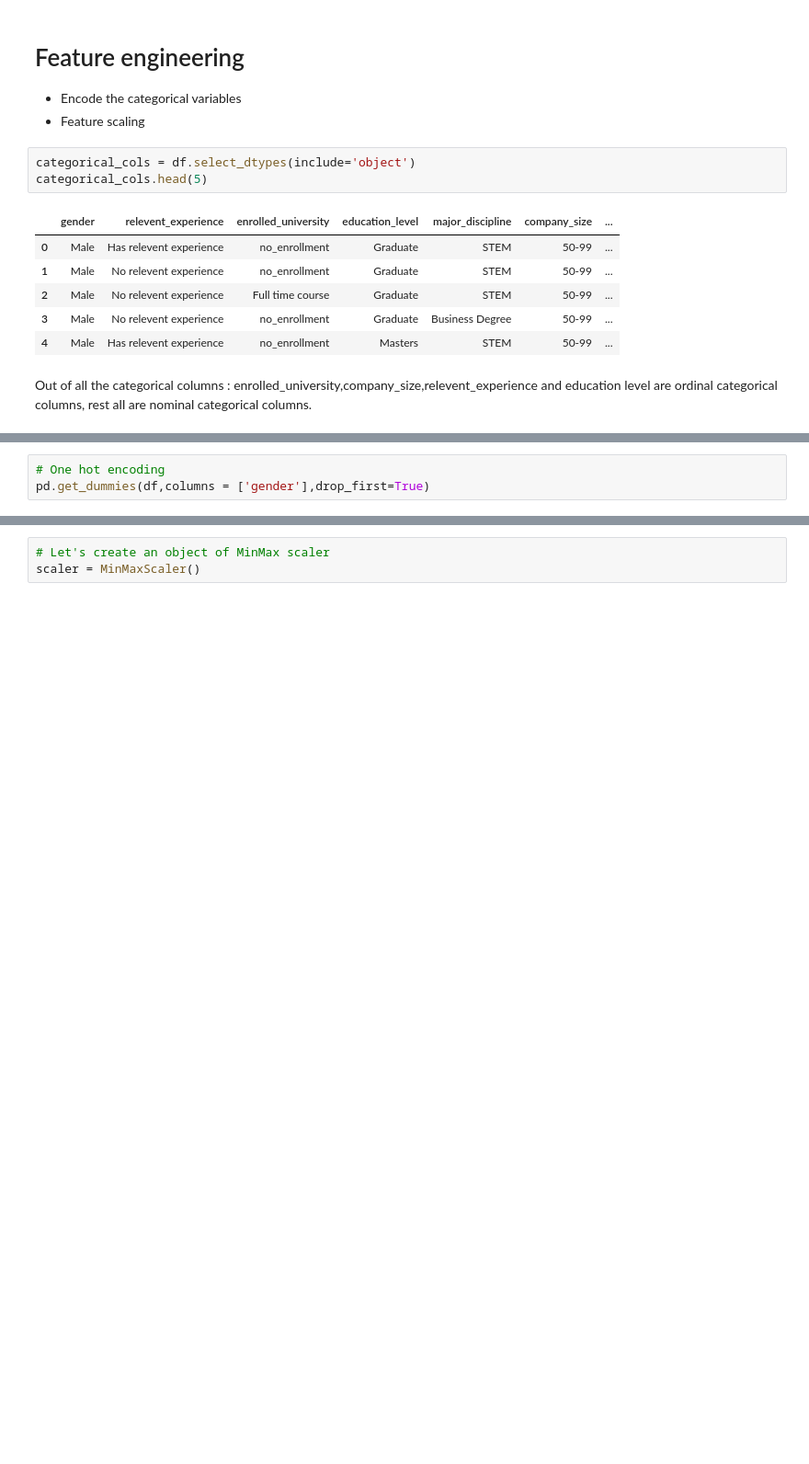
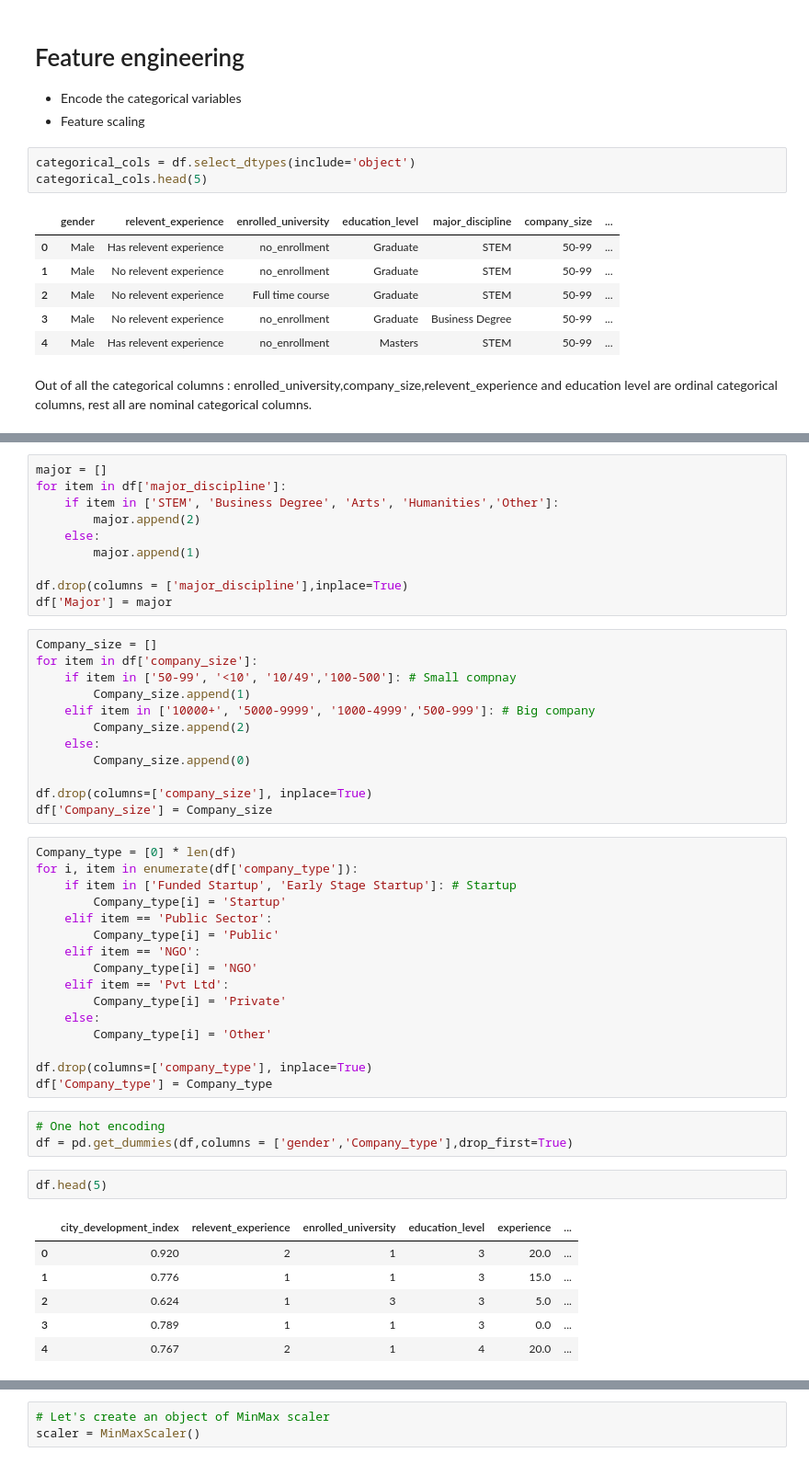
Before and after one commit to yuvraaj2002/Old_projects, a Jupyter notebook: DS job and salary prediction/DS_job_prediction/DS_job_prediction.ipynb, the cells around one changed output, grey strips where cells are left out. Shown at 92% size. Drawn from its saved outputs; the diff is of its cells as text; blank space fills up the shorter version.

```diff
--- a/DS job and salary prediction/DS_job_prediction/DS_job_prediction.ipynb
+++ b/DS job and salary prediction/DS_job_prediction/DS_job_prediction.ipynb
@@ -419,3 +422,50 @@ sns.heatmap(round(df.corr(numeric_only=True),2), annot=True, cmap='Blues')
+# %%
+major = []
+for item in df['major_discipline']:
+    if item in ['STEM', 'Business Degree', 'Arts', 'Humanities','Other']:
+        major.append(2)
+    else:
+        major.append(1)
+
+df.drop(columns = ['major_discipline'],inplace=True)
+df['Major'] = major
+# %%
+Company_size = []
+for item in df['company_size']:
+    if item in ['50-99', '<10', '10/49','100-500']: # Small compnay
+        Company_size.append(1)
+    elif item in ['10000+', '5000-9999', '1000-4999','500-999']: # Big company
+        Company_size.append(2)
+    else:
+        Company_size.append(0)
+
+df.drop(columns=['company_size'], inplace=True)
+df['Company_size'] = Company_size
+# %%
+Company_type = [0] * len(df)
+for i, item in enumerate(df['company_type']):
+    if item in ['Funded Startup', 'Early Stage Startup']: # Startup
+        Company_type[i] = 'Startup'
+    elif item == 'Public Sector':
+        Company_type[i] = 'Public'
+    elif item == 'NGO':
+        Company_type[i] = 'NGO'
+    elif item == 'Pvt Ltd':
+        Company_type[i] = 'Private'
+    else:
+        Company_type[i] = 'Other'
+
+df.drop(columns=['company_type'], inplace=True)
+df['Company_type'] = Company_type
 # %%
 # One hot encoding
-pd.get_dummies(df,columns = ['gender'],drop_first=True)
+df = pd.get_dummies(df,columns = ['gender','Company_type'],drop_first=True)
+# %%
+df.head(5)
+# %% [output]
+|  | city_development_index | relevent_experience | enrolled_university | education_level | experience | ... |
+| 0 | 0.920 | 2 | 1 | 3 | 20.0 | ... |
+| 1 | 0.776 | 1 | 1 | 3 | 15.0 | ... |
+| 2 | 0.624 | 1 | 3 | 3 | 5.0 | ... |
+| 3 | 0.789 | 1 | 1 | 3 | 0.0 | ... |
+| 4 | 0.767 | 2 | 1 | 4 | 20.0 | ... |
```
Also changed, not shown: parts of 9 cells of this notebook.
